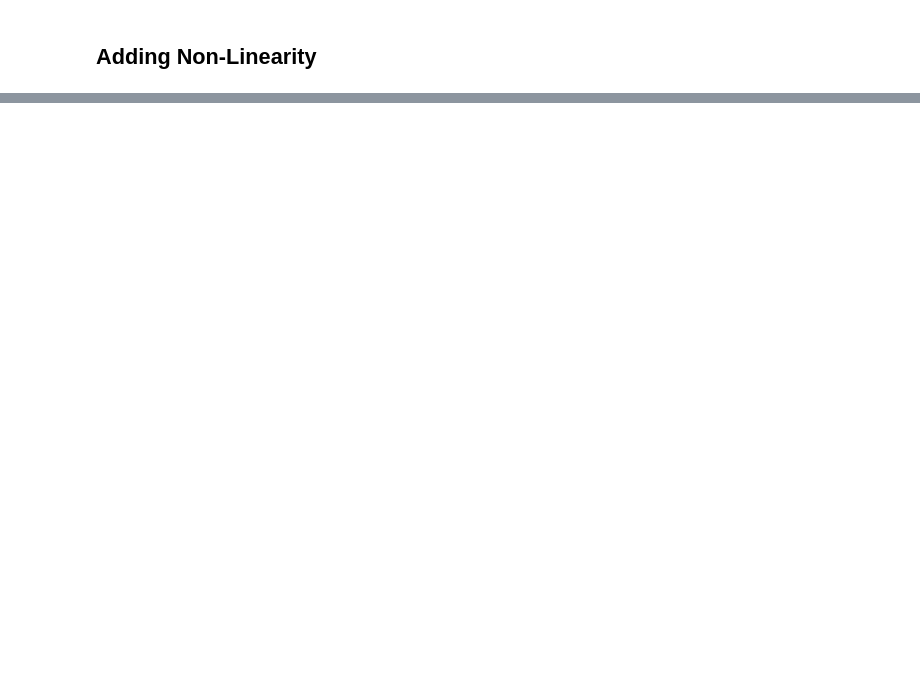
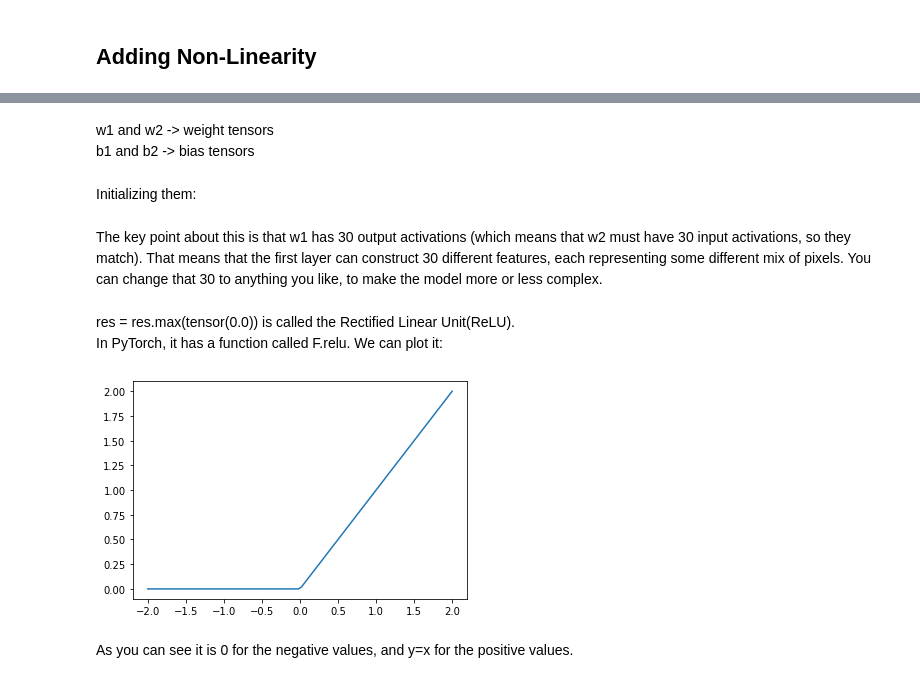
Before and after one commit to maureen-mugo/California-Housing-Price-Prediction, a Jupyter notebook: deep-learning-notes/mnist_sample.ipynb, the cells around one changed output, grey strips where cells are left out. Saved outputs shown, nothing was run; the diff lists cells and outputs as text; code cells hidden in the pictures; blank space fills up the shorter version.

Commit message:
added non-linearity

```diff
--- a/deep-learning-notes/mnist_sample.ipynb
+++ b/deep-learning-notes/mnist_sample.ipynb
@@ -1371,0 +1393,5 @@ learn.fit(10, lr=lr)
+# %% [markdown]
+w1 and w2 -> weight tensors
+b1 and b2 -> bias tensors
+# %% [markdown]
+Initializing them:
@@ -1371,0 +1403,11 @@ learn.fit(10, lr=lr)
+# %% [markdown]
+The key point about this is that w1 has 30 output activations (which means that w2 must have 30 input activations, so they match). That means that the first layer can construct 30 different features, each representing some different mix of pixels. You can change that 30 to anything you like, to make the model more or less complex.
+# %% [markdown]
+res = res.max(tensor(0.0)) is called the Rectified Linear Unit(ReLU).
+In PyTorch, it has a function called F.relu. We can plot it:
+# %%
+plot_function(F.relu)
+# %% [output]
+[figure, added]
+# %% [markdown]
+As you can see it is 0 for the negative values, and y=x for the positive values.
```
Also changed, not shown: parts of 11 cells of this notebook.
